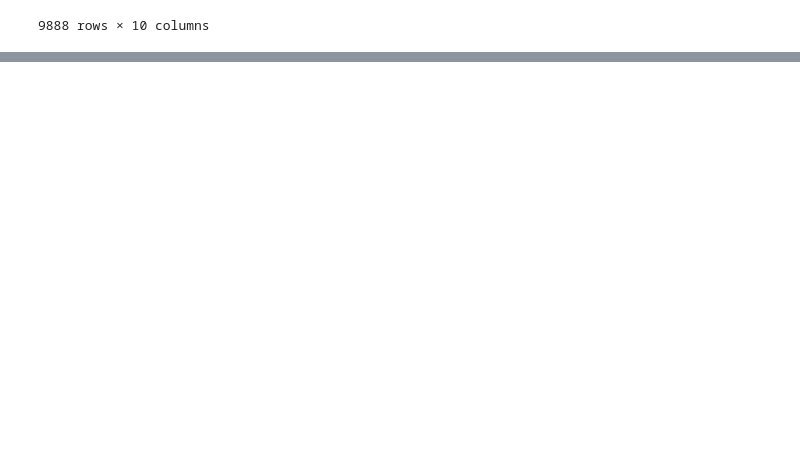
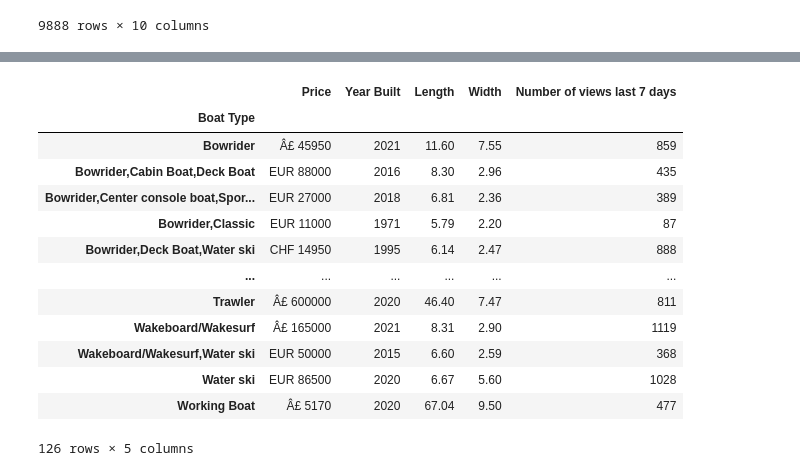
Before and after one commit to JohnKimaiyo/Business-Analyst-Projects, a Jupyter notebook: Python Data Analysis Tutorials/Python Pandas Groupby/Boat_data.ipynb, the cells around one changed output, grey strips where cells are left out. Saved outputs shown, nothing was run; the diff lists cells and outputs as text; code cells hidden in the pictures; blank space fills up the shorter version.

```diff
--- a/Python Data Analysis Tutorials/Python Pandas Groupby/Boat_data.ipynb
+++ b/Python Data Analysis Tutorials/Python Pandas Groupby/Boat_data.ipynb
@@ -39,0 +57,17 @@ group_by_frame.mean()
+# %%
+df.groupby('Boat Type').max()
+# %% [output]
+|  | Price | Year Built | Length | Width | Number of views last 7 days |
+| Boat Type |  |  |  |  |  |
+| Bowrider | Â£ 45950 | 2021 | 11.60 | 7.55 | 859 |
+| Bowrider,Cabin Boat,Deck Boat | EUR 88000 | 2016 | 8.30 | 2.96 | 435 |
+| Bowrider,Center console boat,Spor... | EUR 27000 | 2018 | 6.81 | 2.36 | 389 |
+| Bowrider,Classic | EUR 11000 | 1971 | 5.79 | 2.20 | 87 |
+| Bowrider,Deck Boat,Water ski | CHF 14950 | 1995 | 6.14 | 2.47 | 888 |
+| ... | ... | ... | ... | ... | ... |
+| Trawler | Â£ 600000 | 2020 | 46.40 | 7.47 | 811 |
+| Wakeboard/Wakesurf | Â£ 165000 | 2021 | 8.31 | 2.90 | 1119 |
+| Wakeboard/Wakesurf,Water ski | EUR 50000 | 2015 | 6.60 | 2.59 | 368 |
+| Water ski | EUR 86500 | 2020 | 6.67 | 5.60 | 1028 |
+| Working Boat | Â£ 5170 | 2020 | 67.04 | 9.50 | 477 |
+126 rows × 5 columns
```
Also changed, not shown: parts of 5 cells of this notebook.
